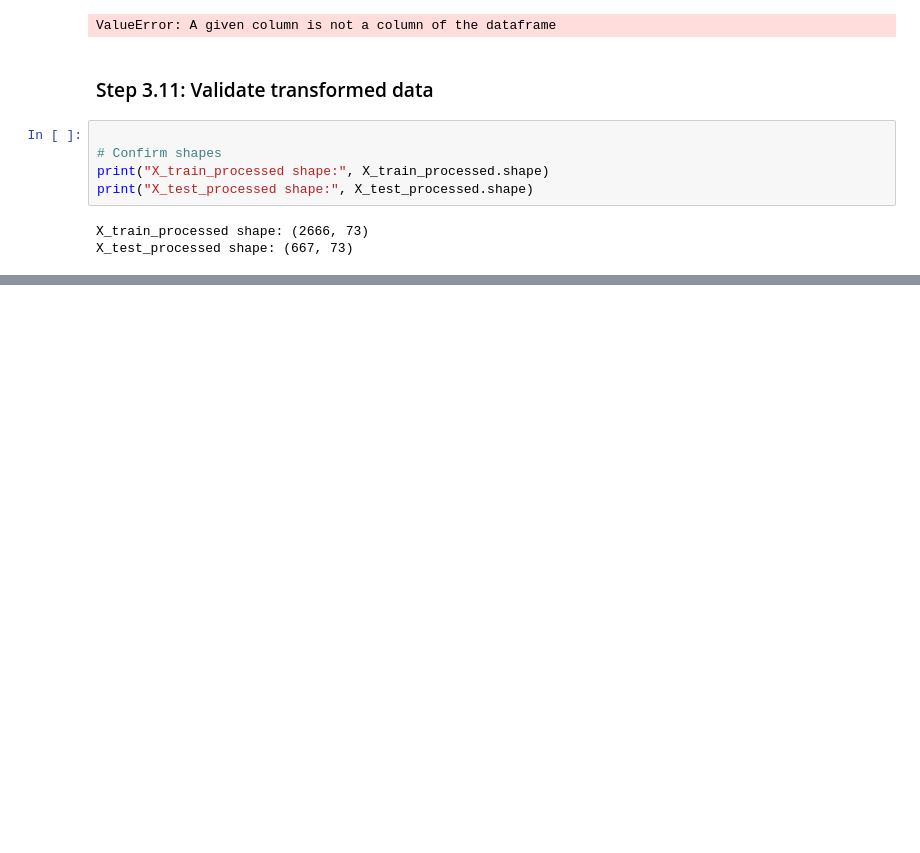
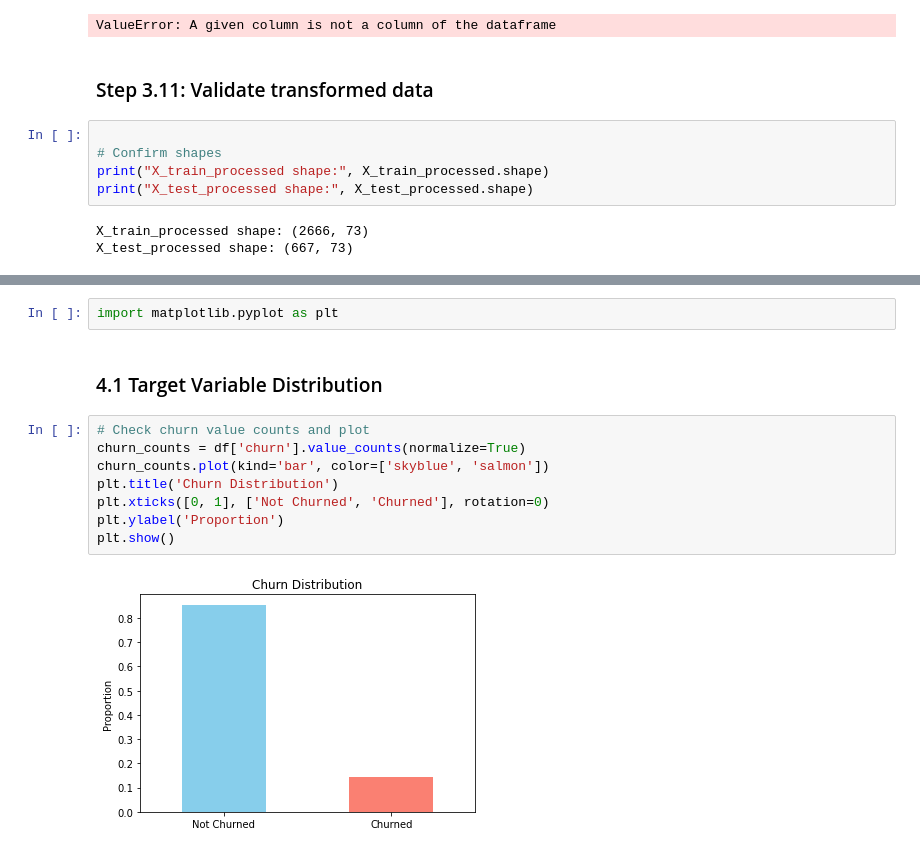
Before and after one commit to HellenDianaNjeri/SyriaTel-Customer-Churn, a Jupyter notebook: notebooks/SyriaTel Customer Churn.ipynb, the cells around one changed output, grey strips where cells are left out. Drawn from its saved outputs; the diff is of its cells as text; blank space fills up the shorter version.

Commit message:
Visualize churn distribution to assess class balance.

```diff
--- a/notebooks/SyriaTel Customer Churn.ipynb
+++ b/notebooks/SyriaTel Customer Churn.ipynb
@@ -376,0 +392,14 @@ X_test_processed shape: (667, 73)
+# %%
+import matplotlib.pyplot as plt
+# %% [markdown]
+### 4.1 Target Variable Distribution
+# %%
+# Check churn value counts and plot
+churn_counts = df['churn'].value_counts(normalize=True)
+churn_counts.plot(kind='bar', color=['skyblue', 'salmon'])
+plt.title('Churn Distribution')
+plt.xticks([0, 1], ['Not Churned', 'Churned'], rotation=0)
+plt.ylabel('Proportion')
+plt.show()
+# %% [output]
+[figure, added]
```
Also changed, not shown: parts of 1 cell of this notebook.
